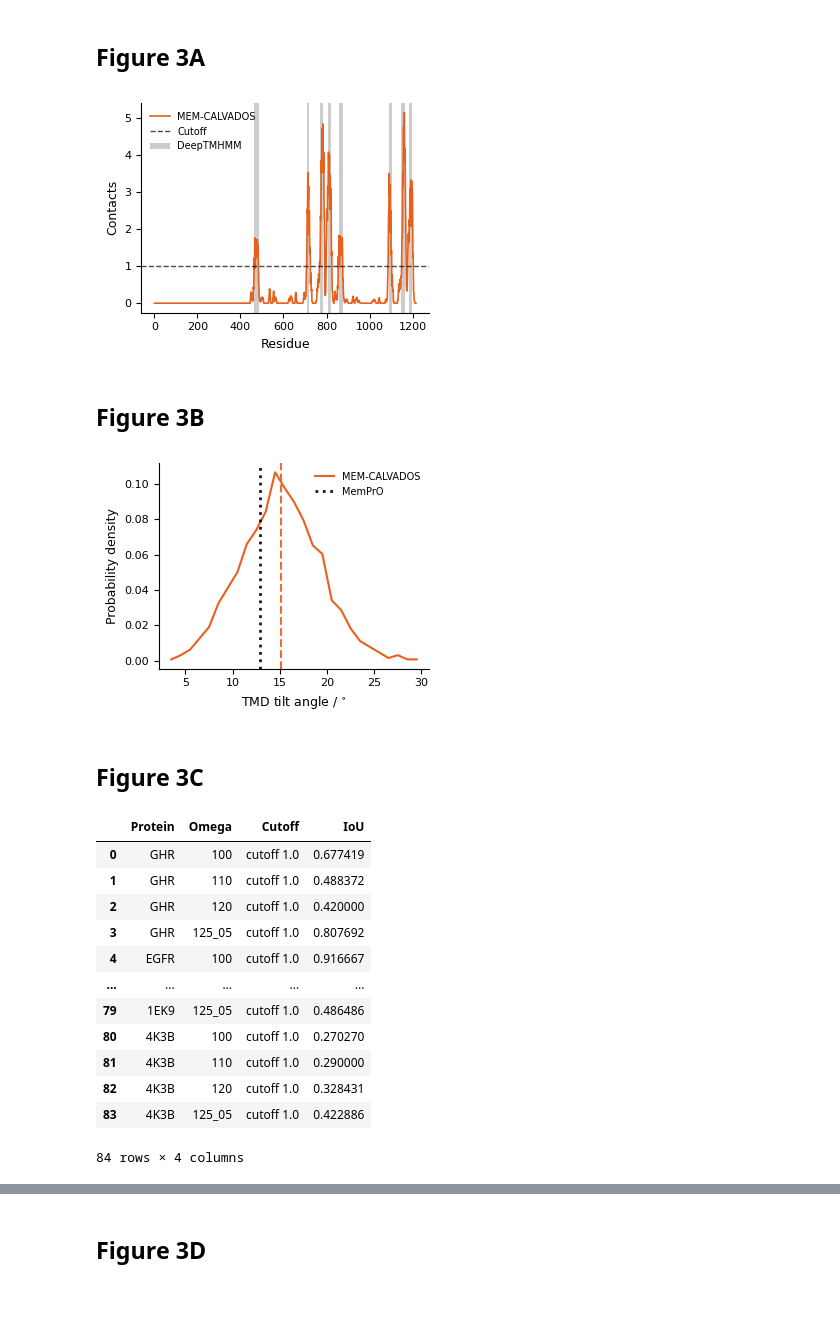
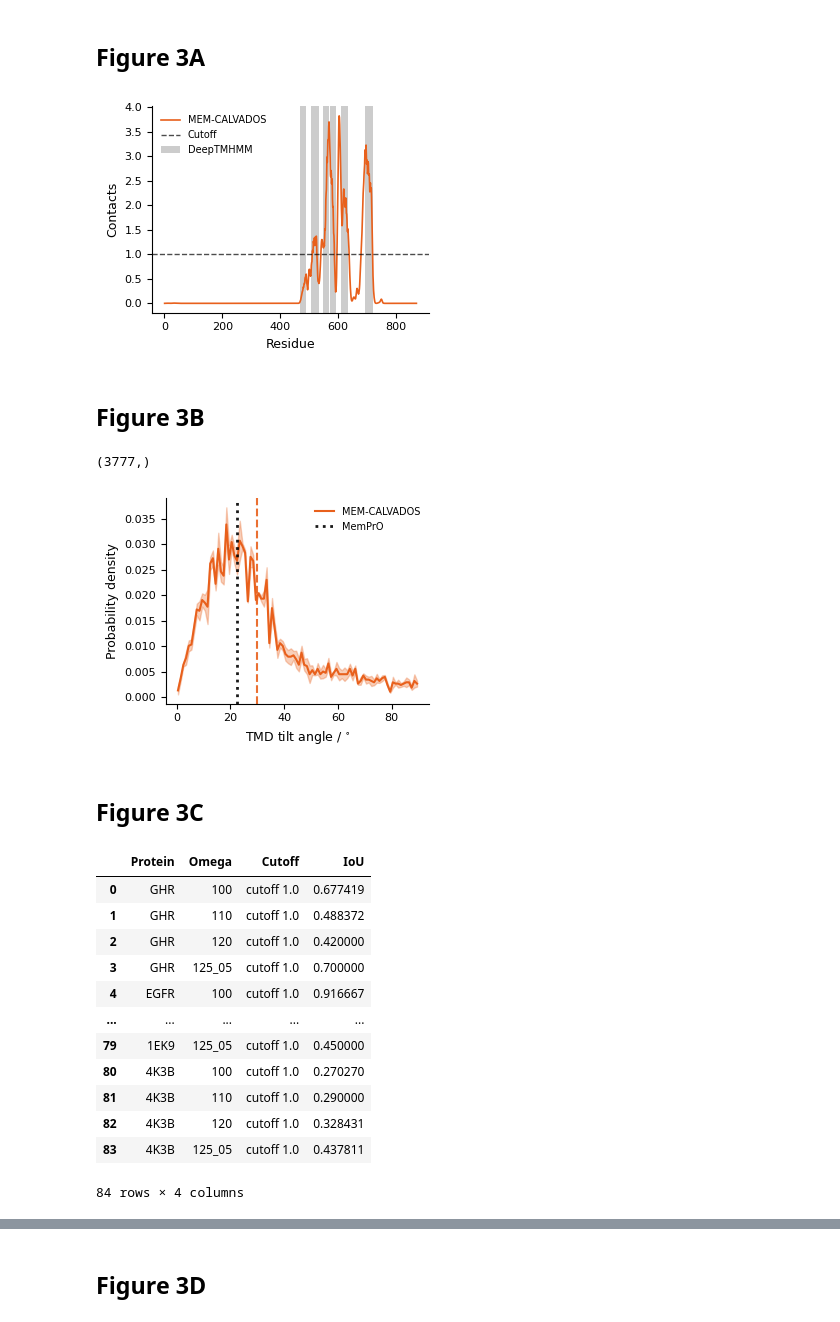
Before and after one commit to gitesei/_2026_MEM-CALVADOS, a Jupyter notebook: omega_scan.ipynb, the cells around one changed output, grey strips where cells are left out. Drawn from its saved outputs; the diff is of its cells as text; code cells hidden in the pictures.

Commit message:
Update omega_scan data and notebook

```diff
--- a/omega_scan.ipynb
+++ b/omega_scan.ipynb
@@ -153,7 +153,7 @@ mempro_ranks = {p: [0, 1, 2] for p in proteins}
 # %% [markdown]
 ## Figure 3A
 # %%
-protein = '5XU1'
+protein = 'TRPV4'
 omega = '125_05'
 window_size = 5
 
@@ -168,58 +168,66 @@ probs_path = f'data/omega_scan/DeepTMHMM_results/{protein}_probs.csv'
 tmhmm_bin = None
 if os.path.exists(probs_path):
     tmhmm_dist, beta_prob, mem_prob = parse_probs(probs_path)
     chosen = np.maximum(beta_prob, mem_prob)
     idx0 = tmhmm_dist - (1 if tmhmm_dist.min() == 1 and tmhmm_dist.max() == len(profile) else 0)
     tmhmm_prob = np.full(len(profile), np.nan)
     valid = (idx0 >= 0) & (idx0 < len(profile))
     tmhmm_prob[idx0[valid]] = chosen[valid]
     tmhmm_bin = np.nan_to_num(tmhmm_prob, nan=0.0) >= 0.5
 
 fig, ax = plt.subplots(figsize=(3.5, 2.75))
 
 ax.plot(x_a, profile, color=rnb_colors['orange2'], lw=1.2, label='MEM-CALVADOS')
 ax.axhline(1.0, color='k', ls='--', lw=1.0, alpha=0.7, label='Cutoff')
 ax.set_xlabel('Residue')
 ax.set_ylabel('Contacts')
 ax.spines['top'].set_visible(False)
 ax.spines['right'].set_visible(False)
 
 if tmhmm_bin is not None:
     tmd, num_tmd = label(tmhmm_bin)
     for domain_idx in range(1, num_tmd + 1):
         indices = np.where(tmd == domain_idx)[0]
         lbl = 'DeepTMHMM' if domain_idx == 1 else ""
         ax.axvspan(x_a[indices[0]], x_a[indices[-1]], color='k', alpha=0.2, lw=0, label=lbl)
 
 ax.legend(loc='upper left', frameon=False)
 plt.tight_layout()
 plt.show()
 # %% [output]
-[figure, old version]
+[figure, new version]
 # %% [markdown]
 ## Figure 3B
 # %%
-protein = '5XU1'
+protein = 'TRPV4'
 omega = '125_05'
 
-k = chosen_axes[protein][omega]
+k = chosen_axes[protein]
 angle_file = f'data/omega_scan/{protein}_{omega}_domain_angles.npy'
 
 fig, ax = plt.subplots(figsize=(3.5, 2.75))
 
 if os.path.exists(angle_file):
     loaded = np.load(angle_file, allow_pickle=True)
-
     if loaded.dtype == object and loaded.ndim == 0:
         loaded = loaded.item()
-
     all_tmd = loaded['TMD'] if isinstance(loaded, dict) else loaded
     angles_pooled = all_tmd[:, k]
+    print(angles_pooled.shape)
+    run_1 = angles_pooled[0:1259]
+    run_2 = angles_pooled[1259:2518]
+    run_3 = angles_pooled[2518:3777]
+    angles_runs = [run_1, run_2, run_3]
 
     bins = np.arange(np.floor(angles_pooled.min()), np.ceil(angles_pooled.max()) + 1.0, 1.0)
     x_b = bins[:-1] + 0.5
+    h = np.array([np.histogram(run, bins=bins, density=True)[0] for run in angles_runs])
     hist = np.histogram(angles_pooled, bins=bins, density=True)[0]
+    hist_std = h.std(axis=0, ddof=0)
+    hist_se = hist_std / np.sqrt(len(angles_runs))
+
     mean_sim = np.mean(angles_pooled)
+    std_sim = np.std(angles_pooled, ddof=0)
 
     csvfile = f'data/omega_scan/MemPrO_results/{protein}_tmd_tilt.csv'
     mempro_angle = np.nan
@@ -234,8 +242,8 @@ if os.path.exists(angle_file):
 
     ax.plot(x_b, hist, lw=1.5, color=rnb_colors['orange2'], label='MEM-CALVADOS')
     ax.axvline(mean_sim, color=rnb_colors['orange2'], ls='--', lw=1.5, alpha=0.9)
-    if not np.isnan(mempro_angle):
-        ax.axvline(mempro_angle, color='k', ls=':', lw=2, alpha=0.9, label='MemPrO')
+    ax.fill_between(x_b, hist - hist_se, hist + hist_se, color=rnb_colors['orange2'], alpha=0.3)
+    ax.axvline(mempro_angle, color='k', ls=':', lw=2, alpha=0.9, label='MemPrO')
 
 ax.set_xlabel('TMD tilt angle / $^{\circ}$')
 ax.set_ylabel('Probability density')
@@ -246,7 +254,8 @@ ax.spines['right'].set_visible(False)
 plt.tight_layout()
 plt.show()
 # %% [output]
+(3777,)
-[figure, old version]
+[figure, new version]
 # %% [markdown]
 ## Figure 3C
 # %%
@@ -258,16 +267,11 @@ iou_results = []
 
 for protein in proteins:
     probs_path = f'data/omega_scan/DeepTMHMM_results/{protein}_probs.csv'
-    if not os.path.exists(probs_path):
-        continue
     tmhmm_dist, beta_prob, mem_prob = parse_probs(probs_path)
     chosen_prob = np.maximum(beta_prob, mem_prob)
 
     for omega in omegas:
         profile_file = f'data/omega_scan/{protein}_{omega}_1d_cmap.npy'
-        if not os.path.exists(profile_file):
-            continue
-
         profile_raw = np.load(profile_file)
         profile = np.convolve(profile_raw, np.ones(window_size) / window_size, mode='same')
         N = len(profile)
@@ -297,14 +301,14 @@ iou_df
 | 0 | GHR | 100 | cutoff 1.0 | 0.677419 |
 | 1 | GHR | 110 | cutoff 1.0 | 0.488372 |
 | 2 | GHR | 120 | cutoff 1.0 | 0.420000 |
-| 3 | GHR | 125_05 | cutoff 1.0 | 0.807692 |
+| 3 | GHR | 125_05 | cutoff 1.0 | 0.700000 |
 | 4 | EGFR | 100 | cutoff 1.0 | 0.916667 |
 | ... | ... | ... | ... | ... |
-| 79 | 1EK9 | 125_05 | cutoff 1.0 | 0.486486 |
+| 79 | 1EK9 | 125_05 | cutoff 1.0 | 0.450000 |
 | 80 | 4K3B | 100 | cutoff 1.0 | 0.270270 |
 | 81 | 4K3B | 110 | cutoff 1.0 | 0.290000 |
 | 82 | 4K3B | 120 | cutoff 1.0 | 0.328431 |
-| 83 | 4K3B | 125_05 | cutoff 1.0 | 0.422886 |
+| 83 | 4K3B | 125_05 | cutoff 1.0 | 0.437811 |
 84 rows × 4 columns
 # %%
 single_pass = ['CD247', 'EGFR', 'LAT', 'hGHR']
```
Also changed, not shown: parts of 19 cells of this notebook, 58 other files.
